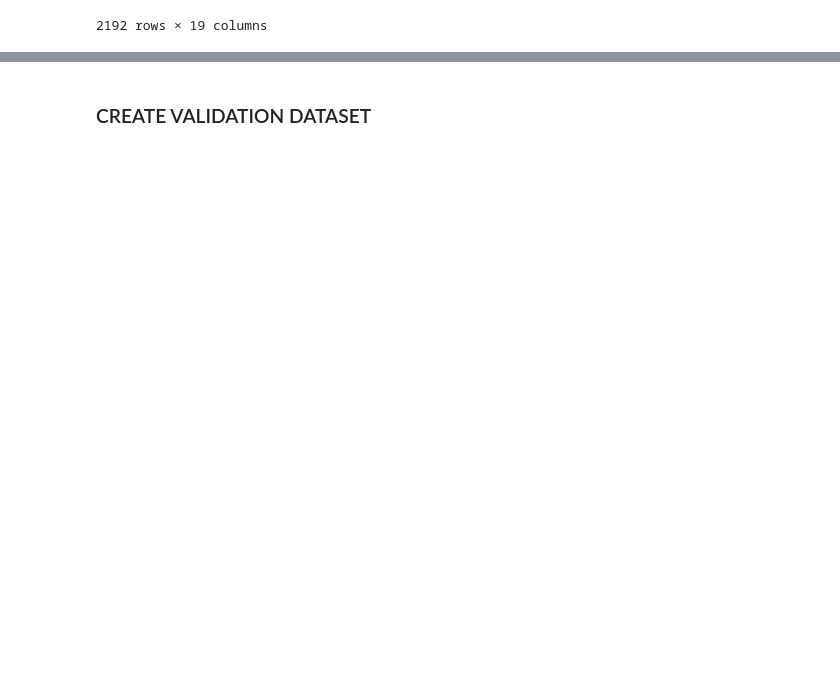
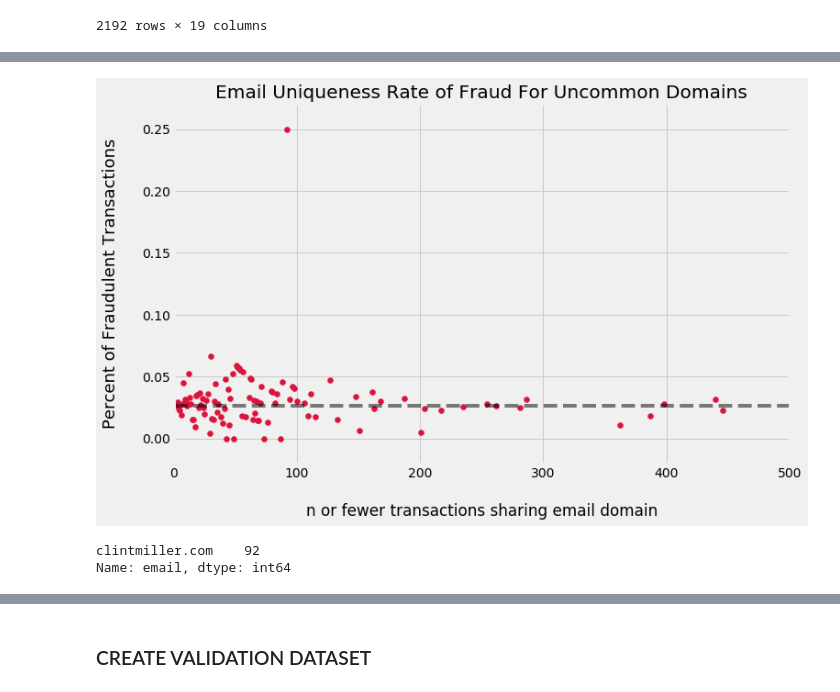
Before and after one commit to isaac-campbell-smith/BernoulliTrials_and_Tribulations, a Jupyter notebook: EDA.ipynb, the cells around one changed output, grey strips where cells are left out. Drawn from its saved outputs; the diff is of its cells as text; code cells hidden in the pictures; blank space fills up the shorter version.

```diff
--- a/EDA.ipynb
+++ b/EDA.ipynb
@@ -146,0 +163,18 @@ df.rename(columns={'custAttr2':'email', 'custAttr1':'account_id'},inplace=True)
+# %%
+emails = np.array(sorted(e_dict.items()))
+fig, ax = plt.subplots(figsize=(11,7))
+ax.scatter(emails[:,0], emails[:,1], c='crimson')
+ax.set_title('Email Uniqueness Rate of Fraud For Uncommon Domains')
+ax.axhline(df.fraud.mean(), color='k', linestyle='--', alpha=.5)
+ax.set_xlim([0, 500])
+ax.set_xlabel('n or fewer transactions sharing email domain', labelpad=25)
+ax.set_ylabel('Percent of Fraudulent Transactions', fontsize=18, labelpad=25)
+plt.tight_layout()
+fig.savefig('visuals/emailuniqueness.png');
+# %% [output]
+[figure, added]
+# %%
+email_counts[email_counts==92]
+# %% [output]
+clintmiller.com    92
+Name: email, dtype: int64
```
Also changed, not shown: parts of 26 cells of this notebook, 1 other file.
